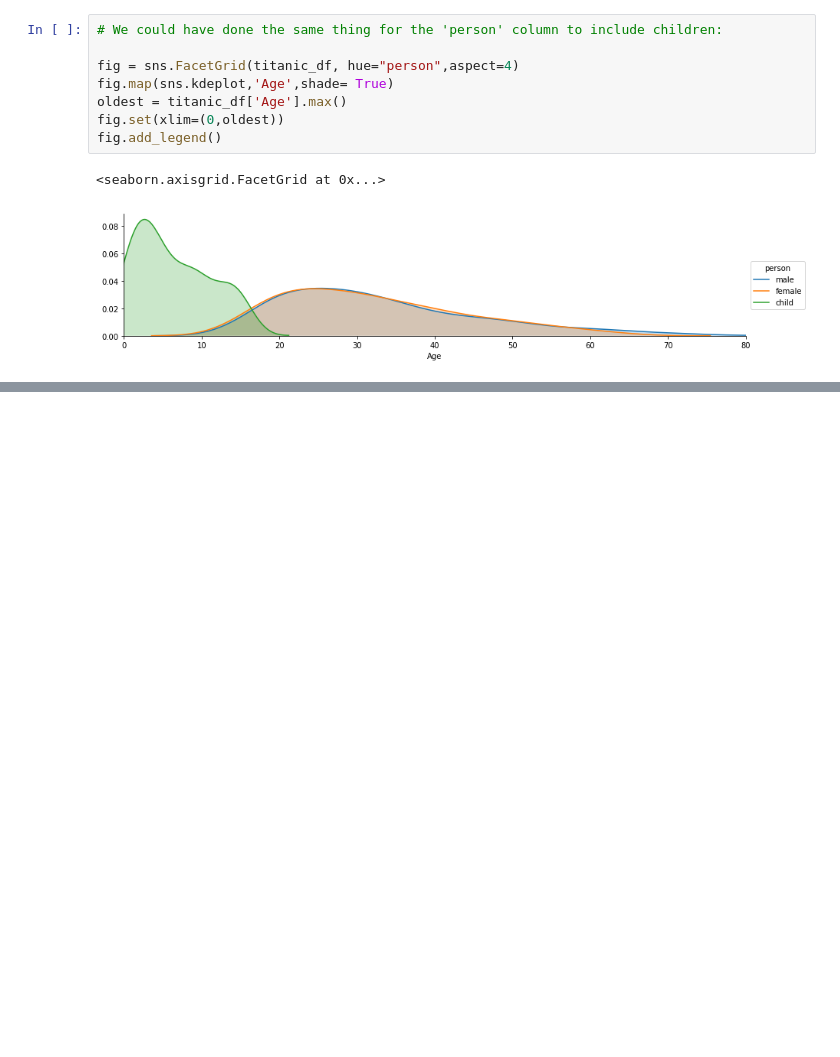
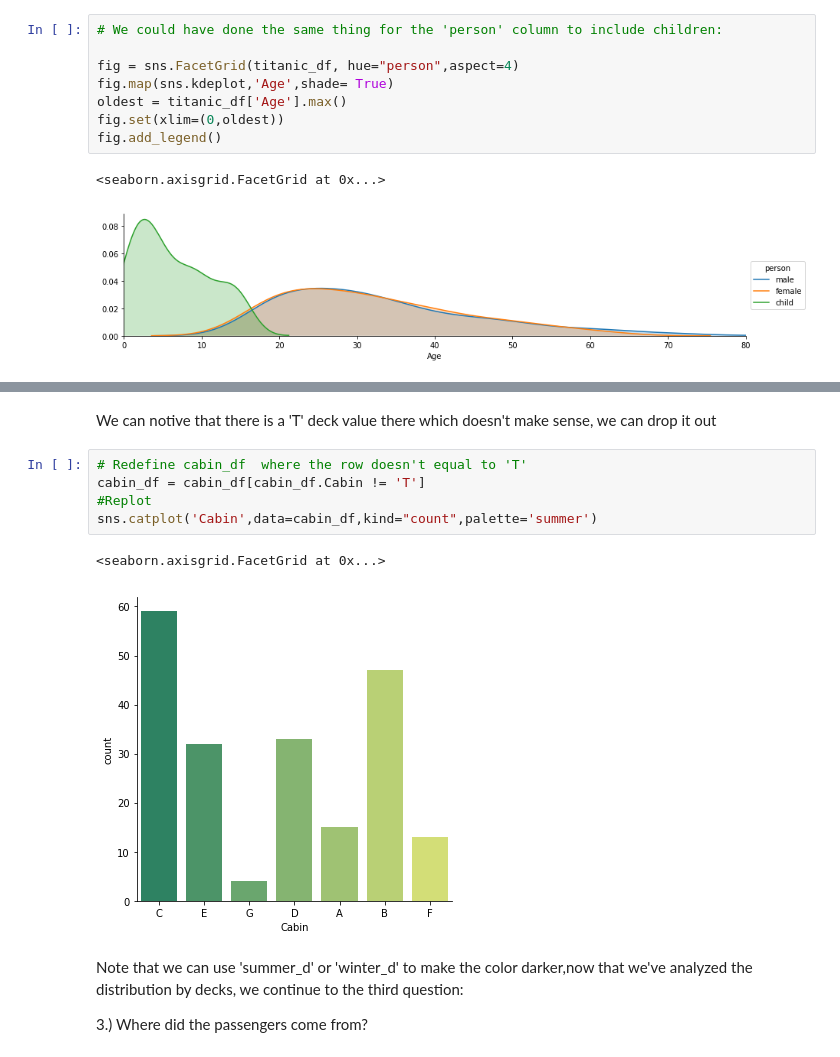
Before and after one commit to yaozeliang/Data_Analysis_Titanic, a Jupyter notebook: Titanic_Analysis_Basic.ipynb, the cells around one changed output, grey strips where cells are left out. Cells and saved outputs as stored; diff of their text form; blank space fills up the shorter version.

```diff
--- a/Titanic_Analysis_Basic.ipynb
+++ b/Titanic_Analysis_Basic.ipynb
@@ -173,0 +225,14 @@ fig.add_legend()
+# %% [markdown]
+We can notive that there is  a 'T' deck value there which doesn't make sense, we can drop it out
+# %%
+# Redefine cabin_df  where the row doesn't equal to 'T'
+cabin_df = cabin_df[cabin_df.Cabin != 'T']
+#Replot
+sns.catplot('Cabin',data=cabin_df,kind="count",palette='summer')
+# %% [output]
+<seaborn.axisgrid.FacetGrid at 0x...>
+[figure, added]
+# %% [markdown]
+Note that we can use 'summer_d' or 'winter_d' to make the color darker,now that we've analyzed the distribution by decks, we continue to the third question:
+
+3.) Where did the passengers come from?
```
Also changed, not shown: parts of 12 cells of this notebook.
